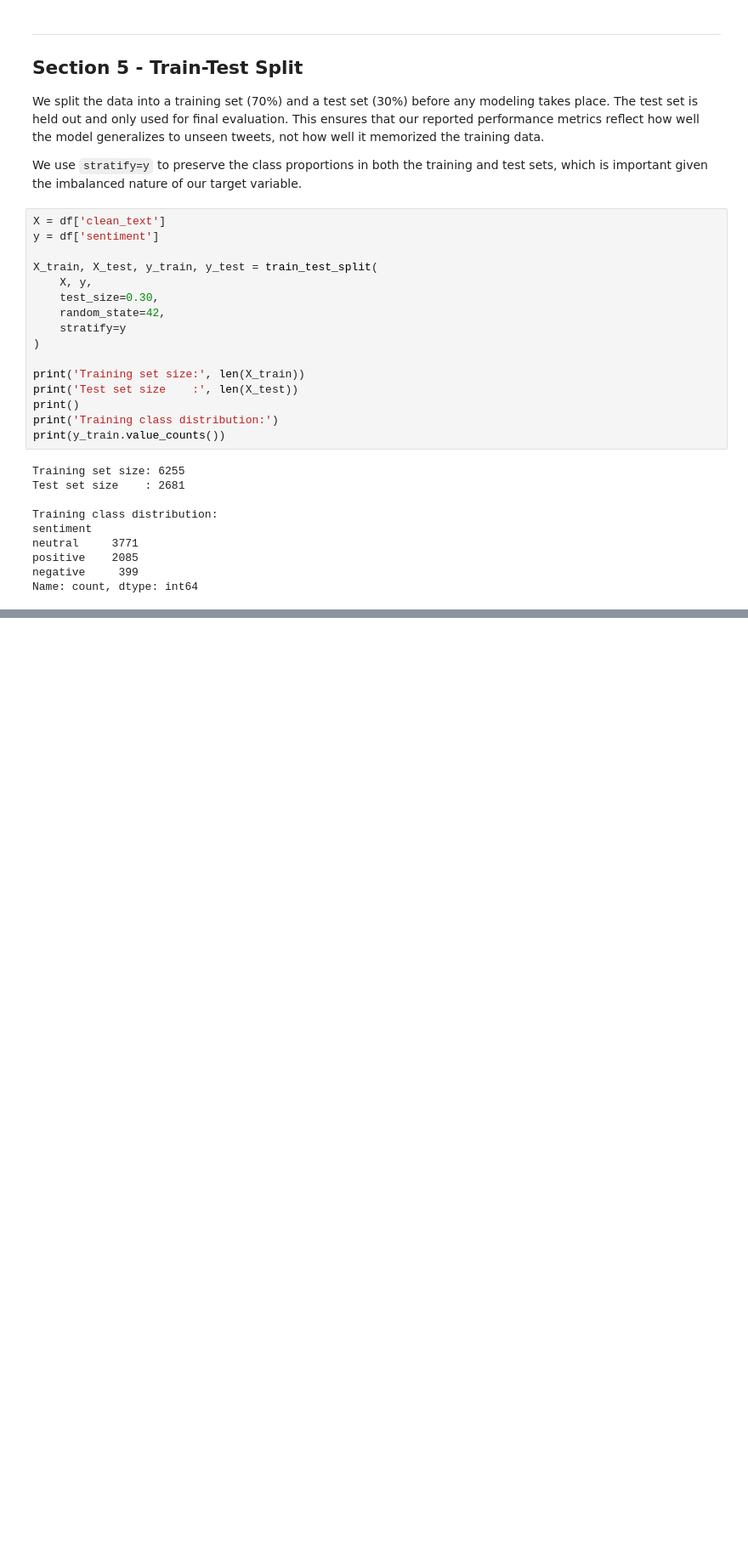
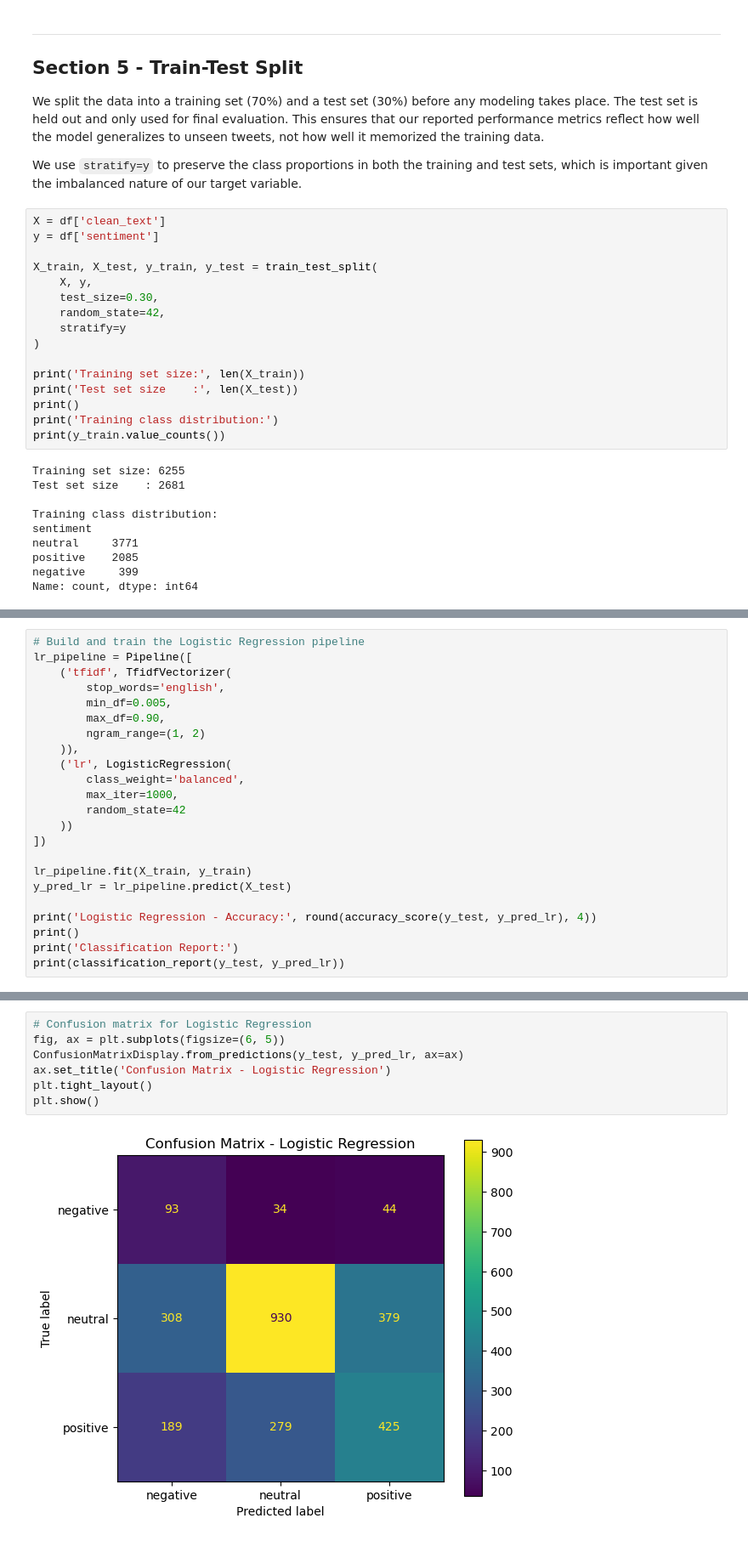
Before and after one commit to mkxangie/Tweet-Sentiment-Analysis, a Jupyter notebook: tweet-sentiment-analysis-project.ipynb, the cells around one changed output, grey strips where cells are left out. Shown at 85% size. Saved outputs shown, nothing was run; the diff lists cells and outputs as text; blank space fills up the shorter version.

```diff
--- a/tweet-sentiment-analysis-project.ipynb
+++ b/tweet-sentiment-analysis-project.ipynb
@@ -365,0 +478,23 @@ Name: count, dtype: int64
+# %%
+# Build and train the Logistic Regression pipeline
+lr_pipeline = Pipeline([
+    ('tfidf', TfidfVectorizer(
+        stop_words='english',
+        min_df=0.005,
+        max_df=0.90,
+        ngram_range=(1, 2)
+    )),
+    ('lr', LogisticRegression(
+        class_weight='balanced',
+        max_iter=1000,
+        random_state=42
+    ))
+])
+
+lr_pipeline.fit(X_train, y_train)
+y_pred_lr = lr_pipeline.predict(X_test)
+
+print('Logistic Regression - Accuracy:', round(accuracy_score(y_test, y_pred_lr), 4))
+print()
+print('Classification Report:')
+print(classification_report(y_test, y_pred_lr))
@@ -365,0 +514,9 @@ Name: count, dtype: int64
+# %%
+# Confusion matrix for Logistic Regression
+fig, ax = plt.subplots(figsize=(6, 5))
+ConfusionMatrixDisplay.from_predictions(y_test, y_pred_lr, ax=ax)
+ax.set_title('Confusion Matrix - Logistic Regression')
+plt.tight_layout()
+plt.show()
+# %% [output]
+[figure, added]
```
Also changed, not shown: parts of 13 cells of this notebook.
